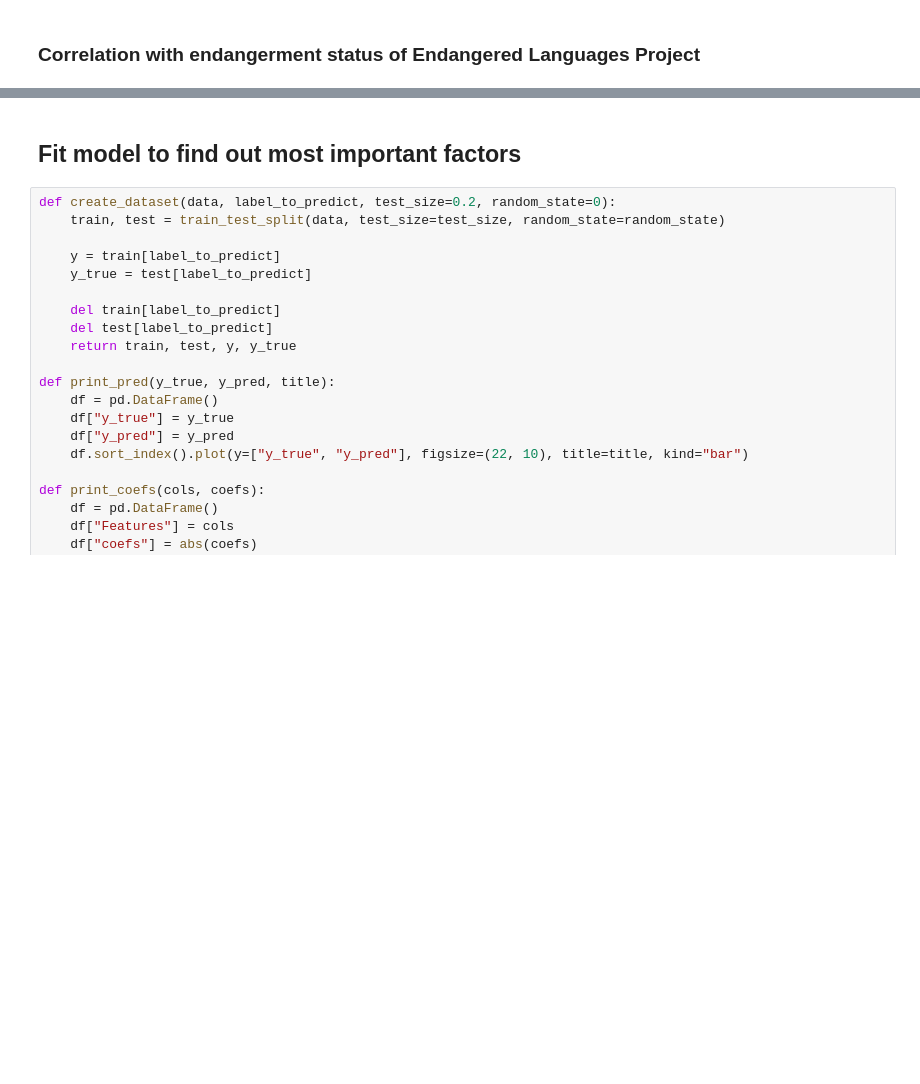
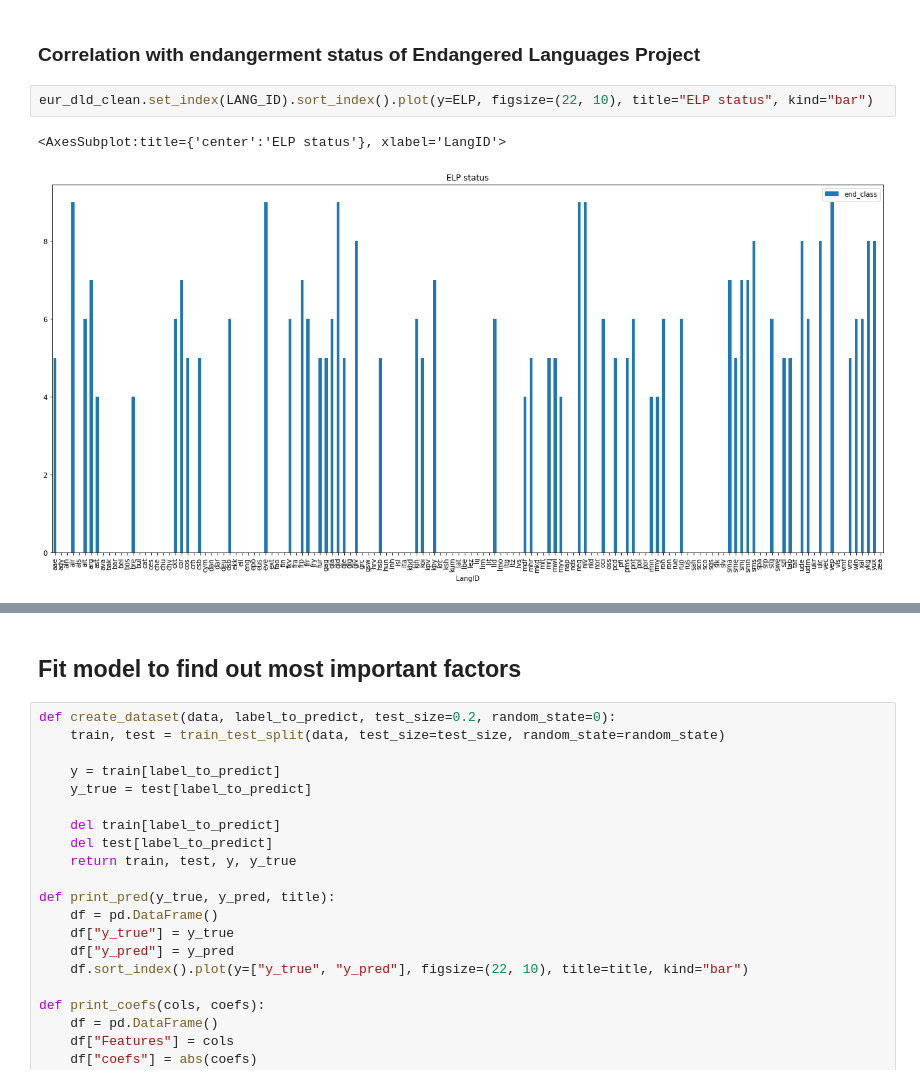
Before and after one commit to Eszti/lang-changes, a Jupyter notebook: notebooks/Eszti/dld_european_lang.ipynb, the cells around one changed output, grey strips where cells are left out. Cells and saved outputs as stored; diff of their text form; blank space fills up the shorter version.

```diff
--- a/notebooks/Eszti/dld_european_lang.ipynb
+++ b/notebooks/Eszti/dld_european_lang.ipynb
@@ -469,4 +547,9 @@ sns.heatmap(corr_ethn,
 # %% [markdown]
 ### Correlation with endangerment status of Endangered Languages Project
+# %%
+eur_dld_clean.set_index(LANG_ID).sort_index().plot(y=ELP, figsize=(22, 10), title="ELP status", kind="bar")
+# %% [output]
+<AxesSubplot:title={'center':'ELP status'}, xlabel='LangID'>
+[figure, added]
 # %%
 f, ax = plt.subplots(figsize=(13, 10))
```
Also changed, not shown: parts of 24 cells of this notebook, 2 other files.
